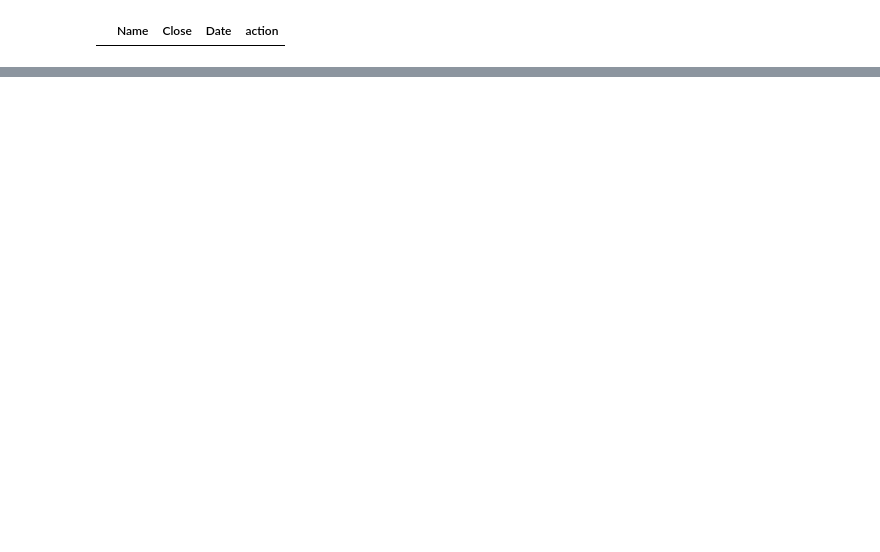
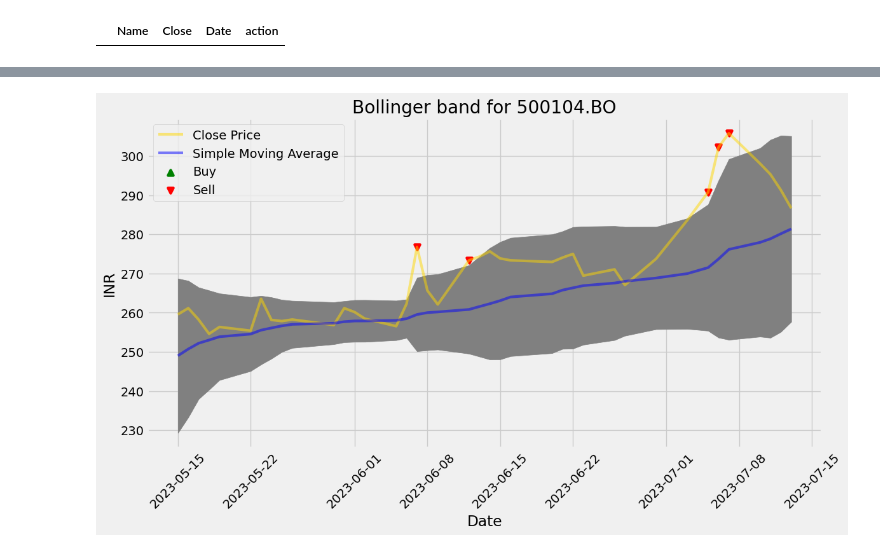
Before and after one commit to ramrajv/AI_Fin, a Jupyter notebook: YF_Indian_Buy_Sell.ipynb, the cells around one changed output, grey strips where cells are left out. Drawn from its saved outputs; the diff is of its cells as text; code cells hidden in the pictures; blank space fills up the shorter version.

```diff
--- a/YF_Indian_Buy_Sell.ipynb
+++ b/YF_Indian_Buy_Sell.ipynb
@@ -36,7 +36,7 @@ Get the historical market prices of 90days
 end = datetime.date.today()
 start = end-pd.Timedelta(days = 90)
 # %%
-Symbols = df['YF_Symbol'].tolist()
+Symbols = ndf['YF_Symbol'].tolist()
 # %%
 # create empty dataframe
 stock_final = pd.DataFrame()
@@ -118,13 +132,13 @@ cols = ['Close','SMA','Upper','Lower']
 # %%
 stocks = stock_final['Name'].unique()
-new_df = pd.DataFrame()
+df = pd.DataFrame()
 
 for stock in stocks:
-    df = stock_final[stock_final['Name']==stock]
-    new_df = pd.concat([new_df,df[period-1:]])
+    ndf = stock_final[stock_final['Name']==stock]
+    df = pd.concat([df,ndf[period-1:]])
 # %%
-# new_df = df[period-1:]
-new_df.loc[new_df['Close']<new_df['Lower'],'Buy'] = new_df['Close']
-# new_df.loc[new_df['Close']<new_df['Upper'],'Buy'] = np.nan
-new_df.loc[new_df['Close']>new_df['Upper'],'Sell'] = new_df['Close']
-# new_df.loc[new_df['Close']>new_df['Upper'],'Sell'] = np.nan
+# df = df[period-1:]
+df.loc[:,'Buy'] = df['Close']
+df.loc[df['Close']>df['Lower'],'Buy'] = np.nan
+df.loc[:,'Sell'] = df['Close']
+df.loc[df['Close']<df['Upper'],'Sell'] = np.nan
@@ -146,3 +169,5 @@ action_stocks = pd.concat([buy_stocks,sell_stocks])
 action_stocks
 # %% [output]
 |  | Name | Close | Date | action |
+# %%
+ndf = df[df['Name']==stocks[0]]
@@ -149,22 +194,24 @@ action_stocks
 # %%
-# # Plot all of the data
-# # Ge the figure and the figure size
-# fig = plt.figure(figsize = (12.2, 6.4))
-# # Add the subplot
-# ax = fig.add_subplot(1,1,1)
-# # Get the index values of the data frame
-# x_axis = new_df['Date']
-# # Plot and shade the area betwen the upper band and the lower band grey
-# ax.fill_between(x_axis, new_df['Upper'], new_df['Lower'], color = 'grey')
-# # Plot the closing price and the moving average
-# ax.plot(x_axis, new_df['Close'], color = 'gold', lw = 3, label = 'Close Price', alpha = 0.5)
-# ax.plot(x_axis, new_df['SMA'], color = 'blue', lw = 3, label = 'Simple Moving Average', alpha = 0.5)
-# ax.scatter(x_axis, new_df['Buy'], color = 'green', lw = 3, label = 'Buy', marker = '^', alpha = 1)
-# ax.scatter(x_axis, new_df['Sell'], color = 'red', lw = 3, label = 'Sell',marker = 'v', alpha = 1)
-# # set the title and show the image
-# ax.set_title('Bollinger band for '+new_df['Name'].iloc[0])
-# ax.set_xlabel('Date')
-# ax.set_ylabel('INR')
-# plt.xticks(rotation = 45)
-# ax.legend()
-# plt.show()
+# Plot all of the data
+# Ge the figure and the figure size
+fig = plt.figure(figsize = (12.2, 6.4))
+# Add the subplot
+ax = fig.add_subplot(1,1,1)
+# Get the index values of the data frame
+x_axis = ndf['Date']
+# Plot and shade the area betwen the upper band and the lower band grey
+ax.fill_between(x_axis, ndf['Upper'], ndf['Lower'], color = 'grey')
+# Plot the closing price and the moving average
+ax.plot(x_axis, ndf['Close'], color = 'gold', lw = 3, label = 'Close Price', alpha = 0.5)
+ax.plot(x_axis, ndf['SMA'], color = 'blue', lw = 3, label = 'Simple Moving Average', alpha = 0.5)
+ax.scatter(x_axis, ndf['Buy'], color = 'green', lw = 3, label = 'Buy', marker = '^', alpha = 1)
+ax.scatter(x_axis, ndf['Sell'], color = 'red', lw = 3, label = 'Sell',marker = 'v', alpha = 1)
+# set the title and show the image
+ax.set_title('Bollinger band for '+ndf['Name'].iloc[0])
+ax.set_xlabel('Date')
+ax.set_ylabel('INR')
+plt.xticks(rotation = 45)
+ax.legend()
+plt.show()
+# %% [output]
+[figure, added]
```
Also changed, not shown: parts of 10 cells of this notebook.
